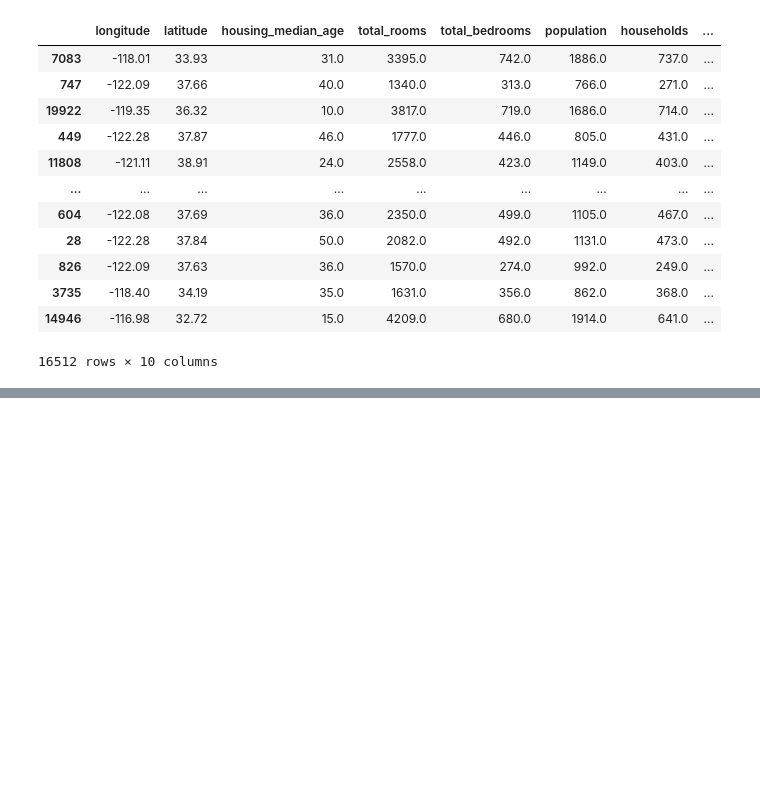
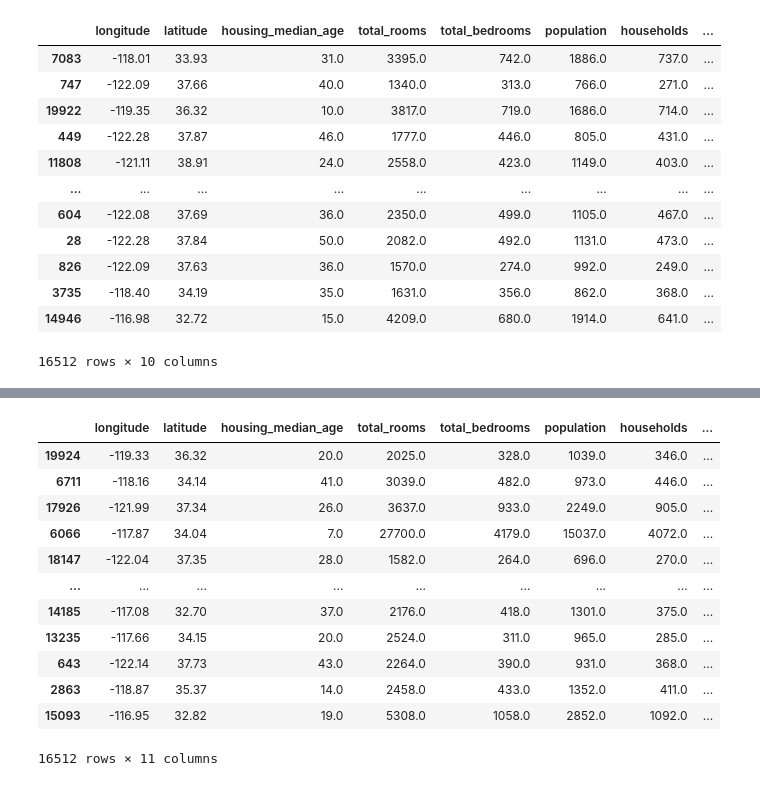
Before and after one commit to Shermukhammat/Mohirdev_Data_Science_praktikum, a Jupyter notebook: ML/scikit-learn1.ipynb, the cells around one changed output, grey strips where cells are left out. Drawn from its saved outputs; the diff is of its cells as text; code cells hidden in the pictures; blank space fills up the shorter version.

```diff
--- a/ML/scikit-learn1.ipynb
+++ b/ML/scikit-learn1.ipynb
@@ -132,0 +168,16 @@ train_set
+# %%
+strat_train_set
+# %% [output]
+|  | longitude | latitude | housing_median_age | total_rooms | total_bedrooms | population | households | ... |
+| 19924 | -119.33 | 36.32 | 20.0 | 2025.0 | 328.0 | 1039.0 | 346.0 | ... |
+| 6711 | -118.16 | 34.14 | 41.0 | 3039.0 | 482.0 | 973.0 | 446.0 | ... |
+| 17926 | -121.99 | 37.34 | 26.0 | 3637.0 | 933.0 | 2249.0 | 905.0 | ... |
+| 6066 | -117.87 | 34.04 | 7.0 | 27700.0 | 4179.0 | 15037.0 | 4072.0 | ... |
+| 18147 | -122.04 | 37.35 | 28.0 | 1582.0 | 264.0 | 696.0 | 270.0 | ... |
+| ... | ... | ... | ... | ... | ... | ... | ... | ... |
+| 14185 | -117.08 | 32.70 | 37.0 | 2176.0 | 418.0 | 1301.0 | 375.0 | ... |
+| 13235 | -117.66 | 34.15 | 20.0 | 2524.0 | 311.0 | 965.0 | 285.0 | ... |
+| 643 | -122.14 | 37.73 | 43.0 | 2264.0 | 390.0 | 931.0 | 368.0 | ... |
+| 2863 | -118.87 | 35.37 | 14.0 | 2458.0 | 433.0 | 1352.0 | 411.0 | ... |
+| 15093 | -116.95 | 32.82 | 19.0 | 5308.0 | 1058.0 | 2852.0 | 1092.0 | ... |
+16512 rows × 11 columns
```
Also changed, not shown: parts of 11 cells of this notebook.
